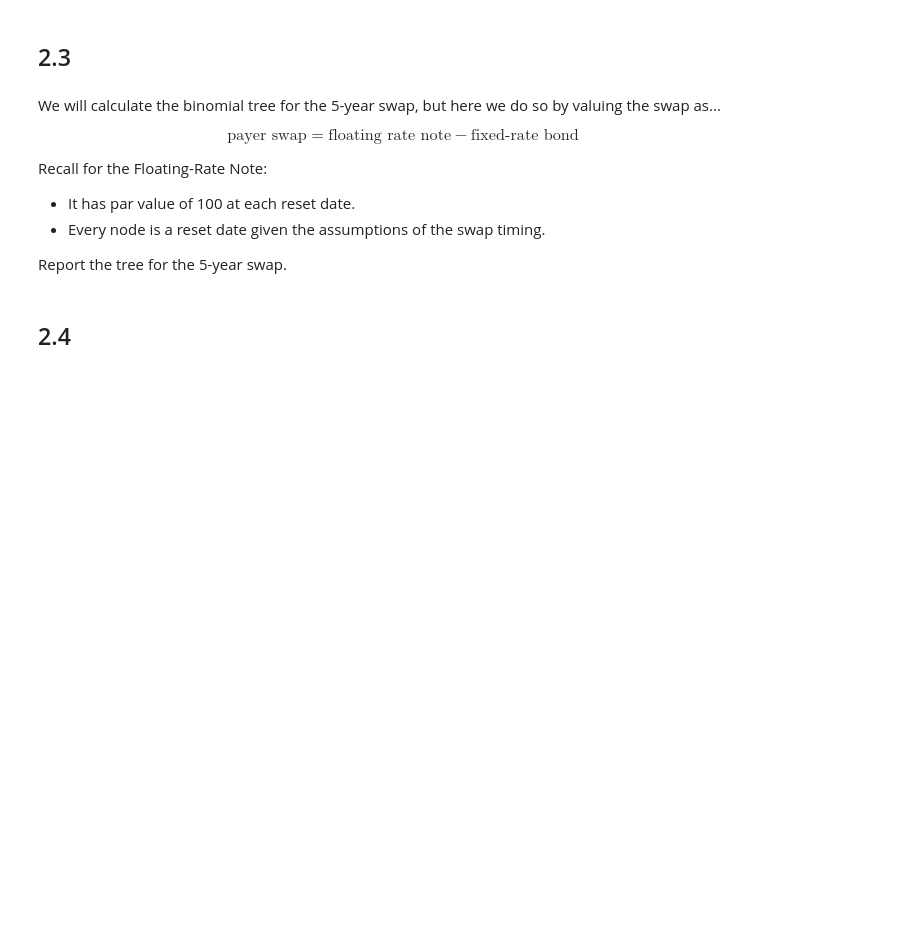
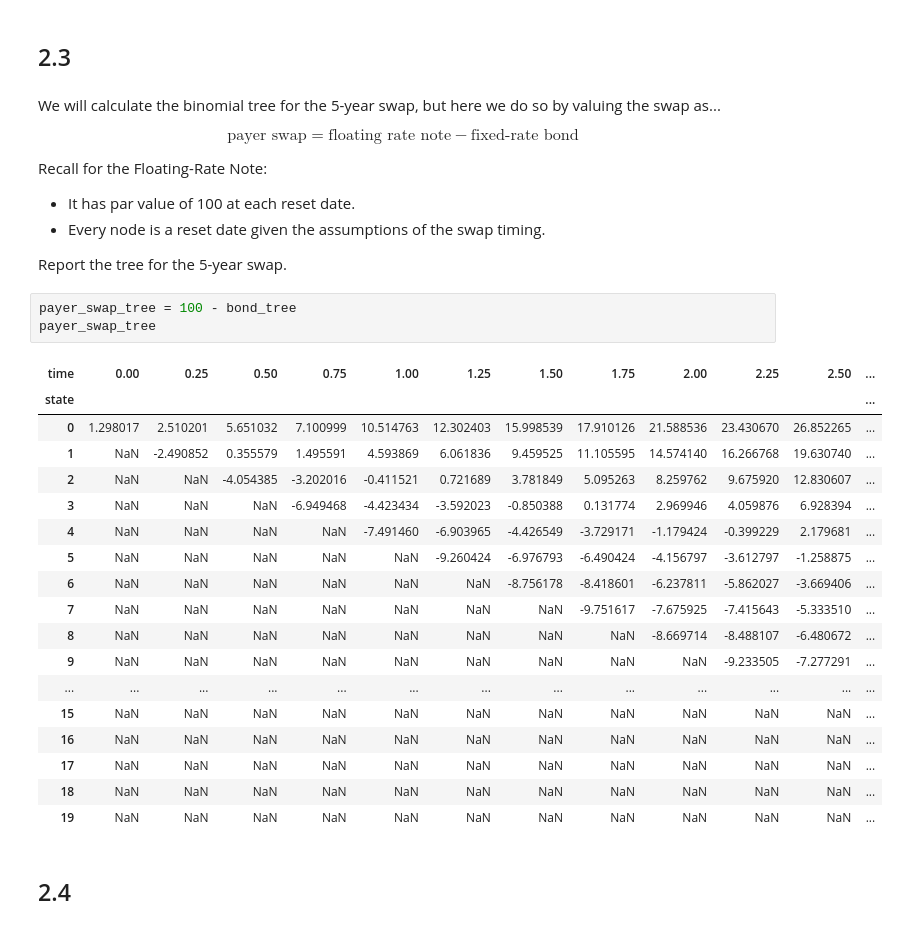
Before and after one commit to MrHumble-Bee/finm-fiderivs-2024, a Jupyter notebook: homework/Homework 3 - New.ipynb, the cells around one changed output. Drawn from its saved outputs; the diff is of its cells as text; blank space fills up the shorter version.

```diff
--- a/homework/Homework 3 - New.ipynb
+++ b/homework/Homework 3 - New.ipynb
@@ -130,6 +435,28 @@ Recall for the Floating-Rate Note:
 * Every node is a reset date given the assumptions of the swap timing.
 
 Report the tree for the 5-year swap.
+# %%
+payer_swap_tree = 100 - bond_tree
+payer_swap_tree
+# %% [output]
+| time | 0.00 | 0.25 | 0.50 | 0.75 | 1.00 | 1.25 | 1.50 | 1.75 | 2.00 | 2.25 | 2.50 | ... |
+| state |  |  |  |  |  |  |  |  |  |  |  | ... |
+| 0 | 1.298017 | 2.510201 | 5.651032 | 7.100999 | 10.514763 | 12.302403 | 15.998539 | 17.910126 | 21.588536 | 23.430670 | 26.852265 | ... |
+| 1 | NaN | -2.490852 | 0.355579 | 1.495591 | 4.593869 | 6.061836 | 9.459525 | 11.105595 | 14.574140 | 16.266768 | 19.630740 | ... |
+| 2 | NaN | NaN | -4.054385 | -3.202016 | -0.411521 | 0.721689 | 3.781849 | 5.095263 | 8.259762 | 9.675920 | 12.830607 | ... |
+| 3 | NaN | NaN | NaN | -6.949468 | -4.423434 | -3.592023 | -0.850388 | 0.131774 | 2.969946 | 4.059876 | 6.928394 | ... |
+| 4 | NaN | NaN | NaN | NaN | -7.491460 | -6.903965 | -4.426549 | -3.729171 | -1.179424 | -0.399229 | 2.179681 | ... |
+| 5 | NaN | NaN | NaN | NaN | NaN | -9.260424 | -6.976793 | -6.490424 | -4.156797 | -3.612797 | -1.258875 | ... |
+| 6 | NaN | NaN | NaN | NaN | NaN | NaN | -8.756178 | -8.418601 | -6.237811 | -5.862027 | -3.669406 | ... |
+| 7 | NaN | NaN | NaN | NaN | NaN | NaN | NaN | -9.751617 | -7.675925 | -7.415643 | -5.333510 | ... |
+| 8 | NaN | NaN | NaN | NaN | NaN | NaN | NaN | NaN | -8.669714 | -8.488107 | -6.480672 | ... |
+| 9 | NaN | NaN | NaN | NaN | NaN | NaN | NaN | NaN | NaN | -9.233505 | -7.277291 | ... |
+| ... | ... | ... | ... | ... | ... | ... | ... | ... | ... | ... | ... | ... |
+| 15 | NaN | NaN | NaN | NaN | NaN | NaN | NaN | NaN | NaN | NaN | NaN | ... |
+| 16 | NaN | NaN | NaN | NaN | NaN | NaN | NaN | NaN | NaN | NaN | NaN | ... |
+| 17 | NaN | NaN | NaN | NaN | NaN | NaN | NaN | NaN | NaN | NaN | NaN | ... |
+| 18 | NaN | NaN | NaN | NaN | NaN | NaN | NaN | NaN | NaN | NaN | NaN | ... |
+| 19 | NaN | NaN | NaN | NaN | NaN | NaN | NaN | NaN | NaN | NaN | NaN | ... |
 # %% [markdown]
 ## 2.4
 # %% [markdown]
```
Also changed, not shown: parts of 15 cells of this notebook, 2 other files.
